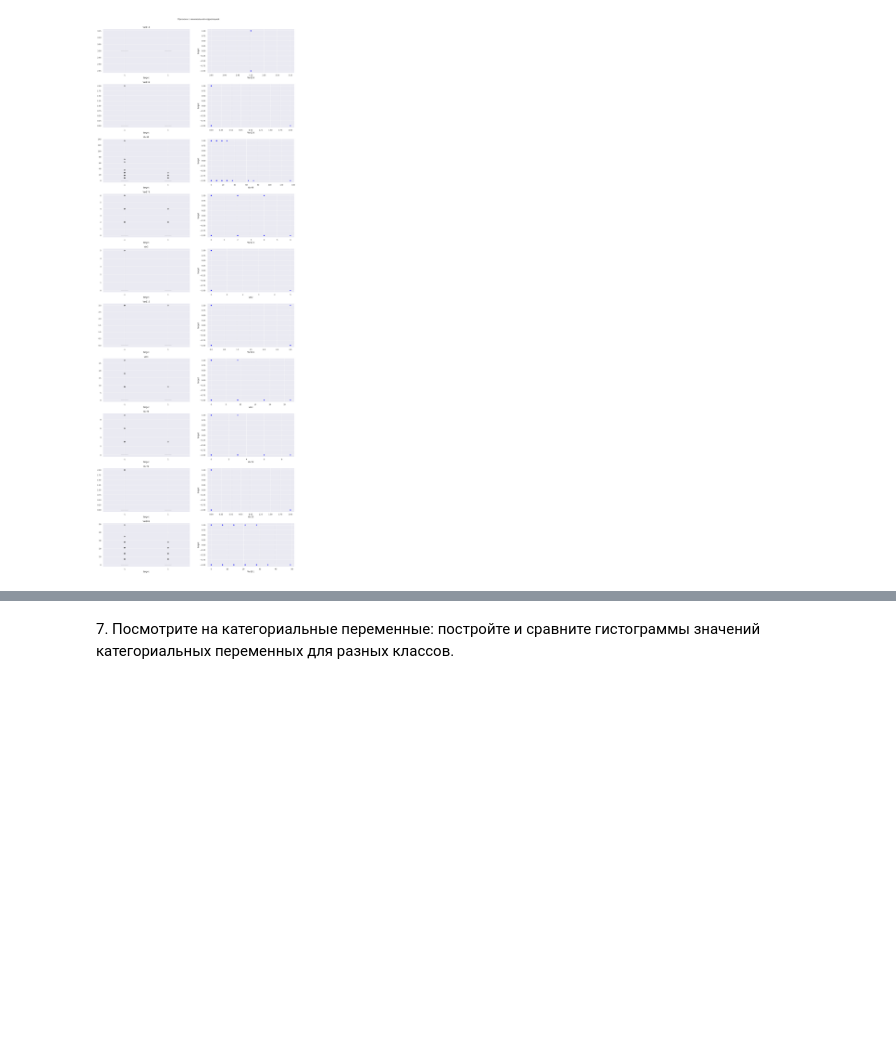
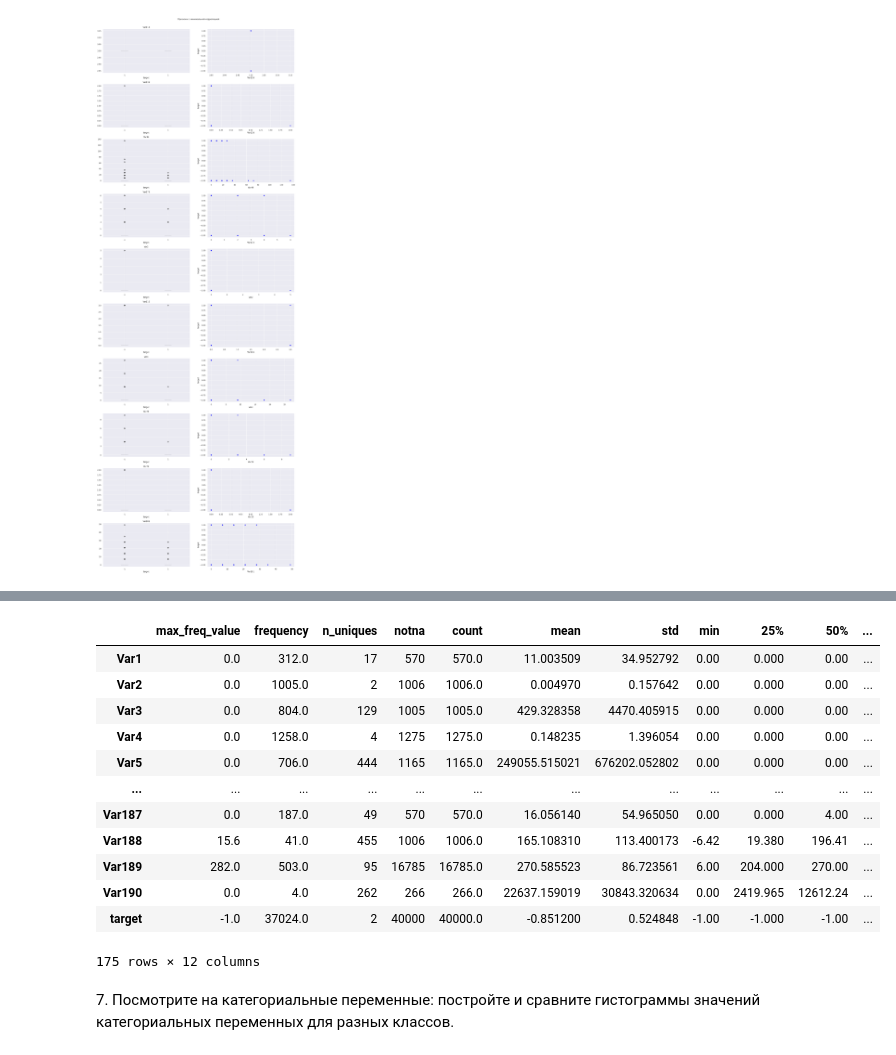
Before and after one commit to Uniholder/Specialization-Yandex-MIPT, a Jupyter notebook: 6_Final_projects/2_churn_prediction/week_1.ipynb, the cells around one changed output, grey strips where cells are left out. Drawn from its saved outputs; the diff is of its cells as text; code cells hidden in the pictures; blank space fills up the shorter version.

```diff
--- a/6_Final_projects/2_churn_prediction/week_1.ipynb
+++ b/6_Final_projects/2_churn_prediction/week_1.ipynb
@@ -268,0 +282,6 @@ fig.suptitle('Признаки с минимальной корреляцией'
+# %%
+df_num = df_train.select_dtypes(exclude='object')
+# %%
+stats_num = pd.DataFrame(columns=['max_freq_value', 'frequency'])
+for col in df_num.columns:
+    stats_num.loc[col] = [df_num[col].value_counts().index[0], df_num[col].value_counts().iloc[0]]
@@ -268,0 +350,3 @@ fig.suptitle('Признаки с минимальной корреляцией'
+# %%
+stats_num['n_uniques'] = df_num.nunique()
+stats_num['notna'] = df_num.notna().sum()
@@ -269,3 +393,21 @@ fig.suptitle('Признаки с минимальной корреляцией'
+# %%
+stats_num = pd.concat([stats_num, df_num.describe().T], axis=1)
+# %%
+stats_num
+# %% [output]
+|  | max_freq_value | frequency | n_uniques | notna | count | mean | std | min | 25% | 50% | ... |
+| Var1 | 0.0 | 312.0 | 17 | 570 | 570.0 | 11.003509 | 34.952792 | 0.00 | 0.000 | 0.00 | ... |
+| Var2 | 0.0 | 1005.0 | 2 | 1006 | 1006.0 | 0.004970 | 0.157642 | 0.00 | 0.000 | 0.00 | ... |
+| Var3 | 0.0 | 804.0 | 129 | 1005 | 1005.0 | 429.328358 | 4470.405915 | 0.00 | 0.000 | 0.00 | ... |
+| Var4 | 0.0 | 1258.0 | 4 | 1275 | 1275.0 | 0.148235 | 1.396054 | 0.00 | 0.000 | 0.00 | ... |
+| Var5 | 0.0 | 706.0 | 444 | 1165 | 1165.0 | 249055.515021 | 676202.052802 | 0.00 | 0.000 | 0.00 | ... |
+| ... | ... | ... | ... | ... | ... | ... | ... | ... | ... | ... | ... |
+| Var187 | 0.0 | 187.0 | 49 | 570 | 570.0 | 16.056140 | 54.965050 | 0.00 | 0.000 | 4.00 | ... |
+| Var188 | 15.6 | 41.0 | 455 | 1006 | 1006.0 | 165.108310 | 113.400173 | -6.42 | 19.380 | 196.41 | ... |
+| Var189 | 282.0 | 503.0 | 95 | 16785 | 16785.0 | 270.585523 | 86.723561 | 6.00 | 204.000 | 270.00 | ... |
+| Var190 | 0.0 | 4.0 | 262 | 266 | 266.0 | 22637.159019 | 30843.320634 | 0.00 | 2419.965 | 12612.24 | ... |
+| target | -1.0 | 37024.0 | 2 | 40000 | 40000.0 | -0.851200 | 0.524848 | -1.00 | -1.000 | -1.00 | ... |
+175 rows × 12 columns
 # %% [markdown]
 7\. Посмотрите на категориальные переменные: постройте и сравните гистограммы значений категориальных переменных для разных классов.
 # %%
```
Also changed, not shown: parts of 38 cells of this notebook.
